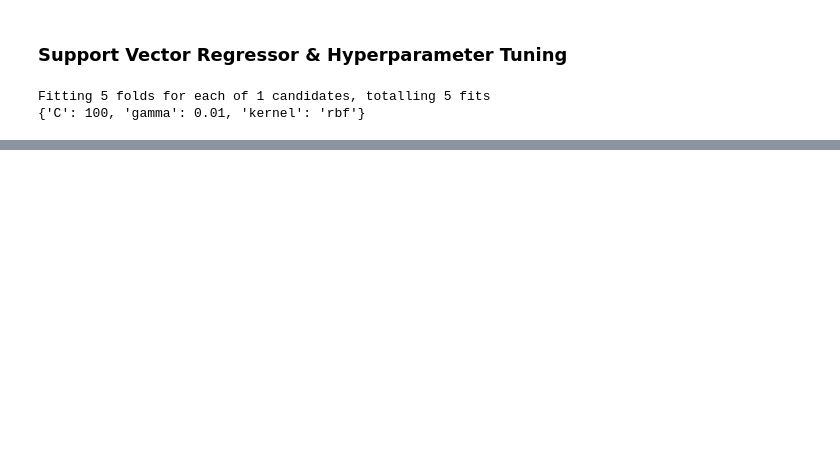
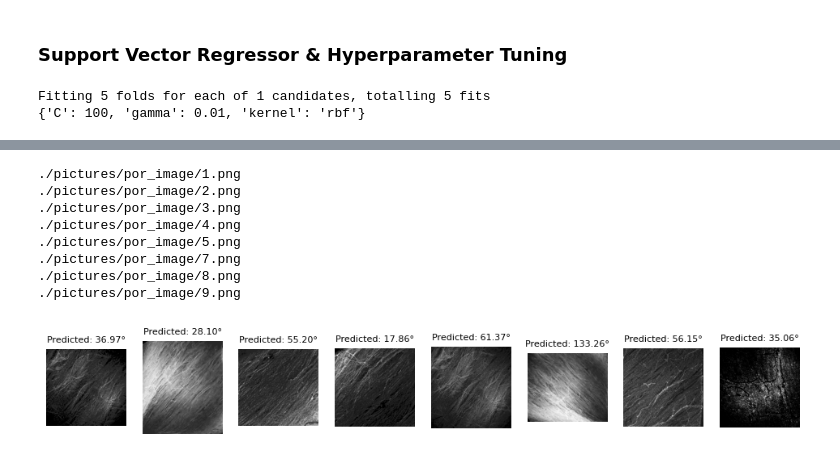
Before and after one commit to hkc5/fiber-prediction, a Jupyter notebook: main.ipynb, the cells around one changed output, grey strips where cells are left out. Cells and saved outputs as stored; diff of their text form; code cells hidden in the pictures; blank space fills up the shorter version.

Commit message:
por model

```diff
--- a/main.ipynb
+++ b/main.ipynb
@@ -255,0 +255,43 @@ Text(0.5, 0.98, 'Min Errors')
+# %%
+por_feature_matrix= []
+por_img_directories= []
+
+for i in range(1, 10):
+    img_dir= "./pictures/por_image/" + str(i) + ".png"
+    try:
+        feature_vec= get_feature_vector(img_dir, grid_q= 4, orientation= 10, edge= False)
+        # feature_vec= get_feature_vector(img_dir, grid_q= np.arange(1, 5), orientation= 10, edge= False)
+        por_feature_matrix.append(feature_vec)
+        por_img_directories.append(img_dir)
+    except:
+        pass
+clear_output()
+
+por_feature_matrix= np.array(por_feature_matrix)
+por_feature_matrix= scaler.transform(por_feature_matrix)
+por_principle_matrix= pca_var.transform(por_feature_matrix)
+
+por_prediction= model.predict(por_principle_matrix)
+
+fig, axs= plt.subplots(1, len(por_img_directories), figsize= (12, 8))
+for i, img_dir in enumerate(por_img_directories):
+    print(img_dir)
+    img= cv2.imread(img_dir, cv2.IMREAD_GRAYSCALE)
+
+    hog_features, hog_image = hog(img, orientations= 8, pixels_per_cell= (int(img.shape[0]/4), int(img.shape[1]/4)),
+                        visualize=True, feature_vector= True)
+
+    plt.subplot(1, len(por_img_directories), i+1)
+    plt.imshow(img, cmap= "gray")
+    plt.axis("off")
+    plt.title(f"Predicted: {por_prediction[i]:.2f}{chr(176)}", size= 8)
+# %% [output]
+./pictures/por_image/1.png
+./pictures/por_image/2.png
+./pictures/por_image/3.png
+./pictures/por_image/4.png
+./pictures/por_image/5.png
+./pictures/por_image/7.png
+./pictures/por_image/8.png
+./pictures/por_image/9.png
+[figure, added]
```
Also changed, not shown: parts of 8 cells of this notebook, 2 other files.
